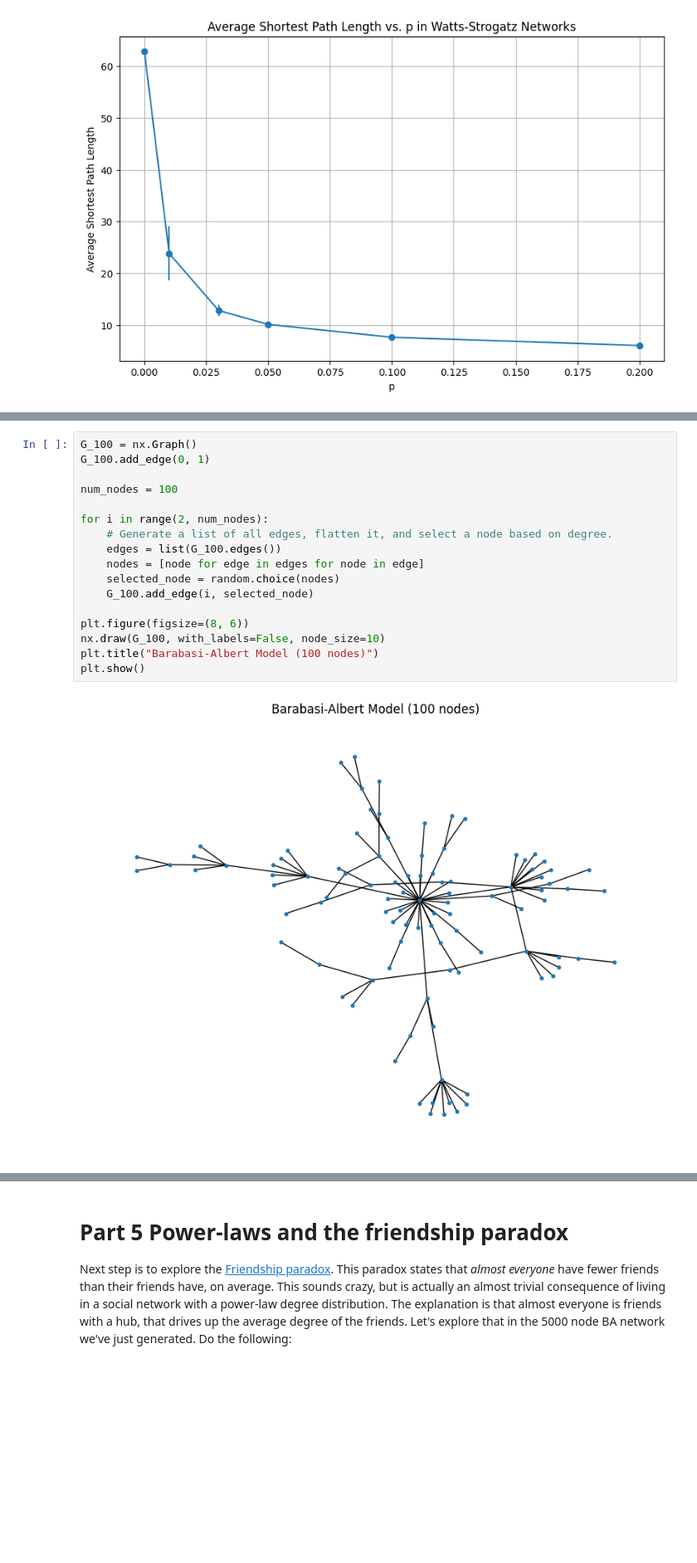
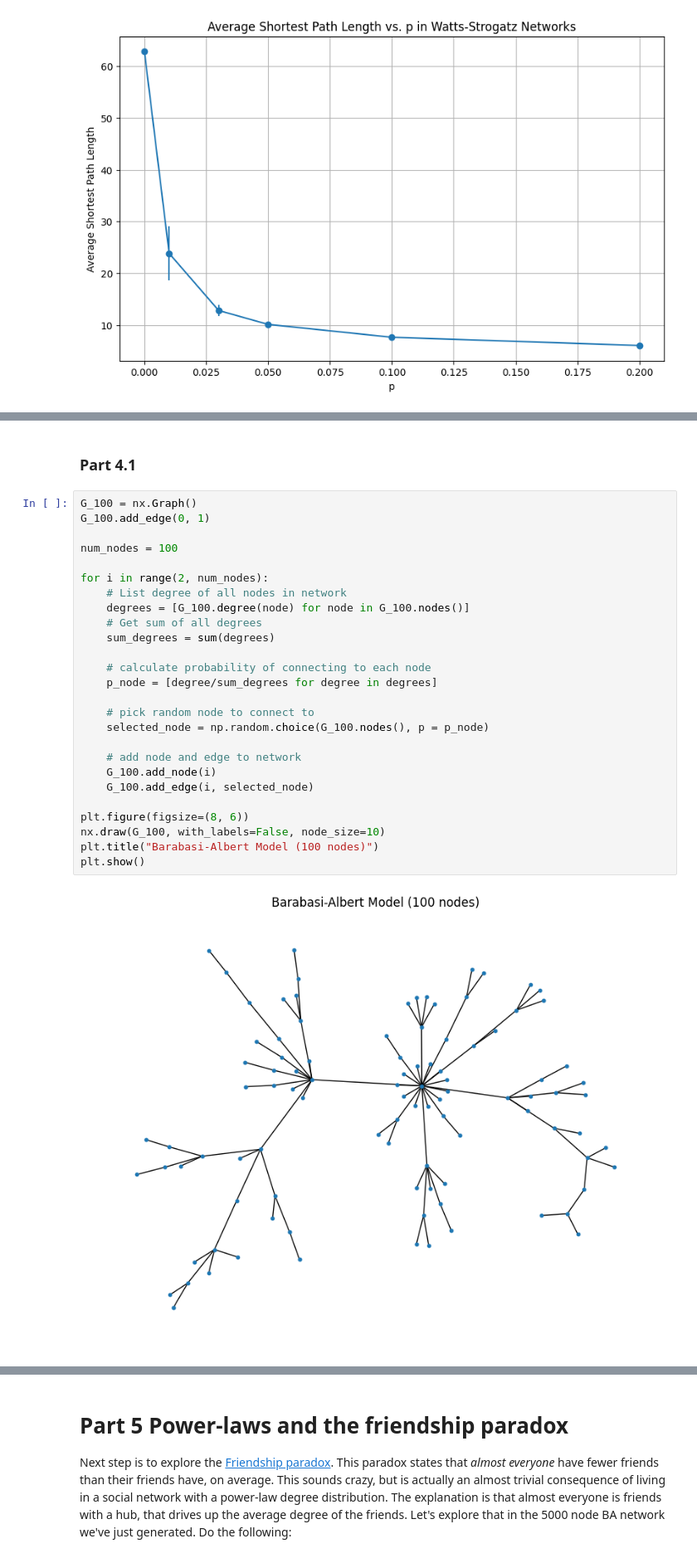
Before and after one commit to s185231/02805_SocialGraphs, a Jupyter notebook: Assignment1.ipynb, the cells around one changed output, grey strips where cells are left out. Shown at 83% size. Drawn from its saved outputs; the diff is of its cells as text; blank space fills up the shorter version.

```diff
--- a/Assignment1.ipynb
+++ b/Assignment1.ipynb
@@ -381,22 +364,33 @@ We're going to create our own Barabasi-Albert model (a special case) in right in
   * Plot the distribution. Plot it with both linear and log-log axes.
 
 ![Sune's version](https://raw.githubusercontent.com/suneman/socialgraphs2017/master/files/ba.png)
+# %% [markdown]
+### Part 4.1
 # %%
 G_100 = nx.Graph()
 G_100.add_edge(0, 1)
 
 num_nodes = 100
 
 for i in range(2, num_nodes):
-    # Generate a list of all edges, flatten it, and select a node based on degree.
-    edges = list(G_100.edges())
-    nodes = [node for edge in edges for node in edge]
-    selected_node = random.choice(nodes)
+    # List degree of all nodes in network
+    degrees = [G_100.degree(node) for node in G_100.nodes()]
+    # Get sum of all degrees
+    sum_degrees = sum(degrees)
+
+    # calculate probability of connecting to each node
+    p_node = [degree/sum_degrees for degree in degrees]
+
+    # pick random node to connect to
+    selected_node = np.random.choice(G_100.nodes(), p = p_node)
+
+    # add node and edge to network
+    G_100.add_node(i)
     G_100.add_edge(i, selected_node)
 
 plt.figure(figsize=(8, 6))
 nx.draw(G_100, with_labels=False, node_size=10)
 plt.title("Barabasi-Albert Model (100 nodes)")
 plt.show()
 # %% [output]
-[figure, old version]
+[figure, new version]
```
Also changed, not shown: parts of 35 cells of this notebook.
